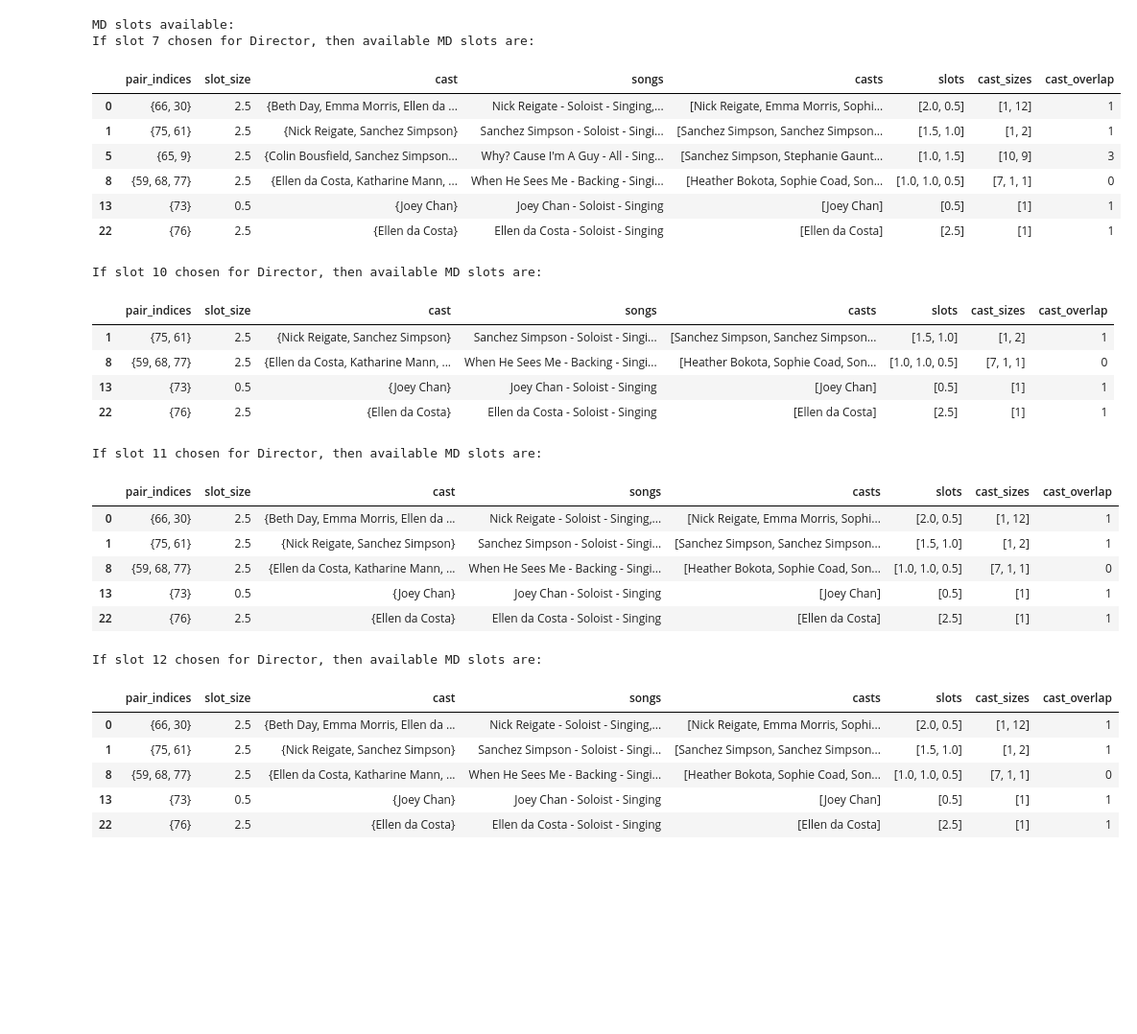
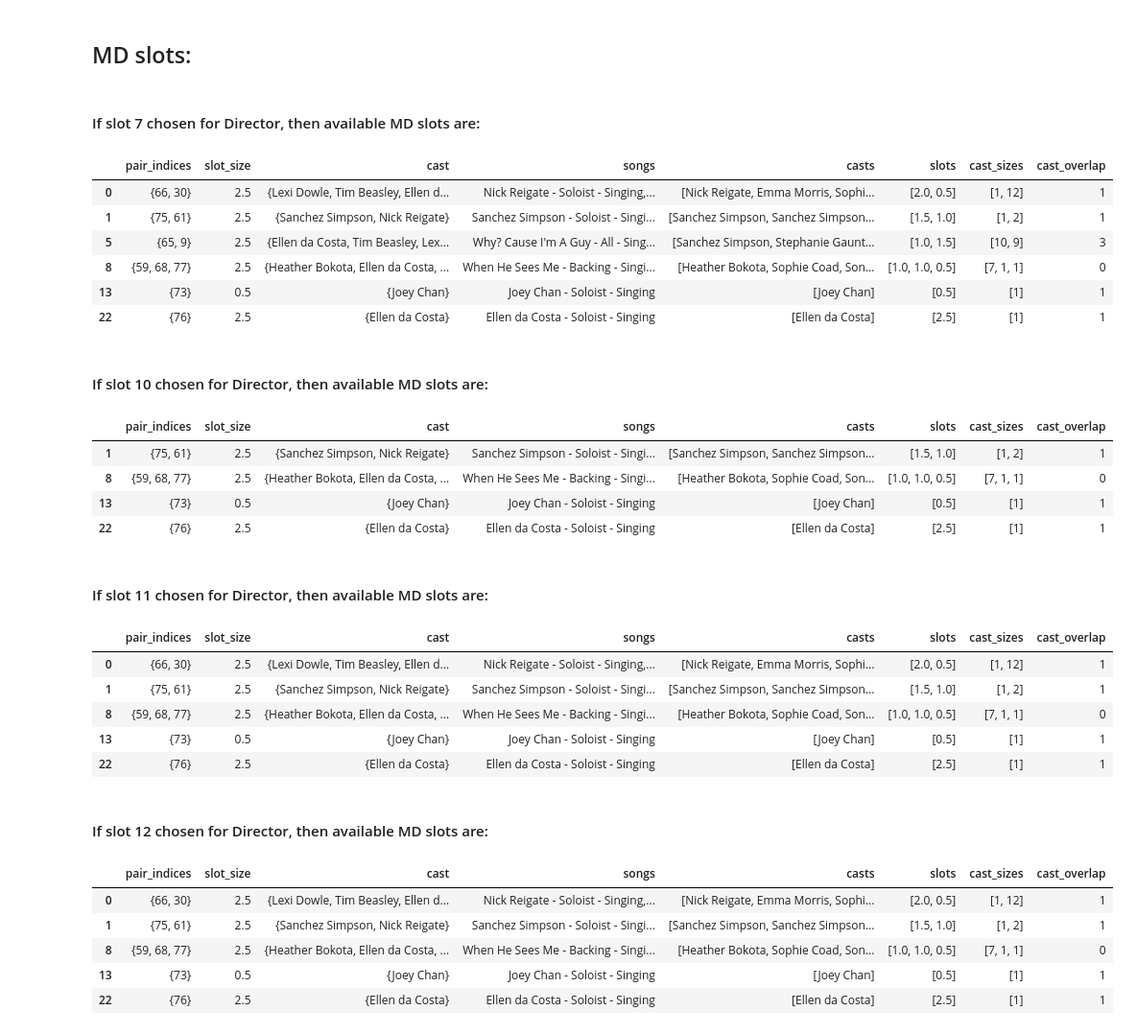
Before and after one commit to caralynch/Song_scheduler, a Jupyter notebook: select_slots_helper.ipynb, the cells around one changed output. Shown: that part at 96% size. Cells and saved outputs as stored; diff of their text form; code cells hidden in the pictures; blank space fills up the shorter version.

```diff
--- a/select_slots_helper.ipynb
+++ b/select_slots_helper.ipynb
@@ -8,5 +12,3 @@ pd.set_option('display.max_colwidth', None)
 # %%
-# inputs
-inpickle = 'song_pairings.p' #name of song pairing pickle file (NOT EXCEL SPREADSHEET)
 priority = ['Choreo', 'Director', 'MD'] # priority you'd like rehearsal times to be assigned (e.g. if Choreo is first entry then that is first rehearsal chosen)
-selected_slot = {46} # set number of selected priority one slot (e.g. if choosing School song, then this is {46})
+selected_slot = 46 # set number of selected priority one slot (e.g. if choosing School song, then this is {46})
@@ -20,7 +17,37 @@ for lead in priority:
+# %%
+run_song_schedule = True
+if run_song_schedule:
+    # inputs if you've already run the script
+    inpickle = 'song_pairings.p' #name of song pairing pickle file (NOT EXCEL SPREADSHEET)
+else:
+    infile = 'master_timings_list.csv'
+    outfile = 'song_pairings1'
+    inpickle = f"{outfile}.p"
+    os.system(f"python song_schedule_script.py {infile} {outfile}")
 # %%
-selected_slot_row = data[priority[0]][data[priority[0]].pair_indices == selected_slot]
+data = pickle.load(open(inpickle, 'rb'))
+
+pair_mappings = {}
+for lead in priority:
+    keys = [str(x) for x in data[lead].pair_indices.values]
+    pair_mappings[lead] = dict(zip(keys, data[lead].pair_indices.index))
+
+
+selected_slot_row = data[priority[0]][data[priority[0]].pair_indices == {selected_slot}]
 available_pairs = []
 for lead in priority[1:]:
     poss_pairs = selected_slot_row.loc[selected_slot_row.index[0], f"{lead}_possible_pairs"]
     poss_pairs_indices = [pair_mappings[lead][str(x)] for x in poss_pairs]
     available_pairs.append(poss_pairs_indices)
+
+display(Markdown(f'## {priority[0]} slot chosen'))
+display(selected_slot_row[['pair_indices', 'slot_size', 'cast', 'songs', 'casts', 'slots',
+       'cast_sizes', 'cast_overlap']])
+
+i=1
+lead = priority[i]
+display(Markdown(f"## {lead} slots available"))
+
+lead2_data = data[lead][data[lead].index.isin(available_pairs[i-1])]
+display(lead2_data[['pair_indices', 'slot_size', 'cast', 'songs', 'casts', 'slots',
+       'cast_sizes', 'cast_overlap']])
@@ -53,42 +68,42 @@ selected_slot_indices = [7, 10, 11, 12] # choose the slots you'd like to conside
 # %%
 i=2
 lead=priority[i]
-print(f"{lead} slots available:")
+display(Markdown(f"## {lead} slots:"))
 lead3_data = data[lead][data[lead].index.isin(available_pairs[i-1])]
 
 lead3_available_pairs = []
 for slot_index in selected_slot_indices:
     lead3_available_pairs = [pair_mappings[lead][str(x)] for x in lead2_data.loc[slot_index, f"{lead}_possible_pairs"]]
-    print(f"If slot {slot_index} chosen for {priority[i-1]}, then available MD slots are:")
+    display(Markdown(f"#### If slot {slot_index} chosen for {priority[i-1]}, then available MD slots are:"))
     display(lead3_data[lead3_data.index.isin(lead3_available_pairs)][['pair_indices', 'slot_size', 'cast', 'songs', 'casts', 'slots',
        'cast_sizes', 'cast_overlap']])
 # %% [output]
-MD slots available:
-If slot 7 chosen for Director, then available MD slots are:
+## MD slots:
+#### If slot 7 chosen for Director, then available MD slots are:
 |  | pair_indices | slot_size | cast | songs | casts | slots | cast_sizes | cast_overlap |
-| 0 | {66, 30} | 2.5 | {Beth Day, Emma Morris, Ellen da ... | Nick Reigate - Soloist - Singing,... | [Nick Reigate, Emma Morris, Sophi... | [2.0, 0.5] | [1, 12] | 1 |
-| 1 | {75, 61} | 2.5 | {Nick Reigate, Sanchez Simpson} | Sanchez Simpson - Soloist - Singi... | [Sanchez Simpson, Sanchez Simpson... | [1.5, 1.0] | [1, 2] | 1 |
-| 5 | {65, 9} | 2.5 | {Colin Bousfield, Sanchez Simpson... | Why? Cause I'm A Guy - All - Sing... | [Sanchez Simpson, Stephanie Gaunt... | [1.0, 1.5] | [10, 9] | 3 |
-| 8 | {59, 68, 77} | 2.5 | {Ellen da Costa, Katharine Mann, ... | When He Sees Me - Backing - Singi... | [Heather Bokota, Sophie Coad, Son... | [1.0, 1.0, 0.5] | [7, 1, 1] | 0 |
+| 0 | {66, 30} | 2.5 | {Lexi Dowle, Tim Beasley, Ellen d... | Nick Reigate - Soloist - Singing,... | [Nick Reigate, Emma Morris, Sophi... | [2.0, 0.5] | [1, 12] | 1 |
+| 1 | {75, 61} | 2.5 | {Sanchez Simpson, Nick Reigate} | Sanchez Simpson - Soloist - Singi... | [Sanchez Simpson, Sanchez Simpson... | [1.5, 1.0] | [1, 2] | 1 |
+| 5 | {65, 9} | 2.5 | {Ellen da Costa, Tim Beasley, Lex... | Why? Cause I'm A Guy - All - Sing... | [Sanchez Simpson, Stephanie Gaunt... | [1.0, 1.5] | [10, 9] | 3 |
+| 8 | {59, 68, 77} | 2.5 | {Heather Bokota, Ellen da Costa, ... | When He Sees Me - Backing - Singi... | [Heather Bokota, Sophie Coad, Son... | [1.0, 1.0, 0.5] | [7, 1, 1] | 0 |
 | 13 | {73} | 0.5 | {Joey Chan} | Joey Chan - Soloist - Singing | [Joey Chan] | [0.5] | [1] | 1 |
 | 22 | {76} | 2.5 | {Ellen da Costa} | Ellen da Costa - Soloist - Singing | [Ellen da Costa] | [2.5] | [1] | 1 |
-If slot 10 chosen for Director, then available MD slots are:
+#### If slot 10 chosen for Director, then available MD slots are:
 |  | pair_indices | slot_size | cast | songs | casts | slots | cast_sizes | cast_overlap |
-| 1 | {75, 61} | 2.5 | {Nick Reigate, Sanchez Simpson} | Sanchez Simpson - Soloist - Singi... | [Sanchez Simpson, Sanchez Simpson... | [1.5, 1.0] | [1, 2] | 1 |
-| 8 | {59, 68, 77} | 2.5 | {Ellen da Costa, Katharine Mann, ... | When He Sees Me - Backing - Singi... | [Heather Bokota, Sophie Coad, Son... | [1.0, 1.0, 0.5] | [7, 1, 1] | 0 |
+| 1 | {75, 61} | 2.5 | {Sanchez Simpson, Nick Reigate} | Sanchez Simpson - Soloist - Singi... | [Sanchez Simpson, Sanchez Simpson... | [1.5, 1.0] | [1, 2] | 1 |
+| 8 | {59, 68, 77} | 2.5 | {Heather Bokota, Ellen da Costa, ... | When He Sees Me - Backing - Singi... | [Heather Bokota, Sophie Coad, Son... | [1.0, 1.0, 0.5] | [7, 1, 1] | 0 |
 | 13 | {73} | 0.5 | {Joey Chan} | Joey Chan - Soloist - Singing | [Joey Chan] | [0.5] | [1] | 1 |
 | 22 | {76} | 2.5 | {Ellen da Costa} | Ellen da Costa - Soloist - Singing | [Ellen da Costa] | [2.5] | [1] | 1 |
-If slot 11 chosen for Director, then available MD slots are:
+#### If slot 11 chosen for Director, then available MD slots are:
 |  | pair_indices | slot_size | cast | songs | casts | slots | cast_sizes | cast_overlap |
-| 0 | {66, 30} | 2.5 | {Beth Day, Emma Morris, Ellen da ... | Nick Reigate - Soloist - Singing,... | [Nick Reigate, Emma Morris, Sophi... | [2.0, 0.5] | [1, 12] | 1 |
-| 1 | {75, 61} | 2.5 | {Nick Reigate, Sanchez Simpson} | Sanchez Simpson - Soloist - Singi... | [Sanchez Simpson, Sanchez Simpson... | [1.5, 1.0] | [1, 2] | 1 |
-| 8 | {59, 68, 77} | 2.5 | {Ellen da Costa, Katharine Mann, ... | When He Sees Me - Backing - Singi... | [Heather Bokota, Sophie Coad, Son... | [1.0, 1.0, 0.5] | [7, 1, 1] | 0 |
+| 0 | {66, 30} | 2.5 | {Lexi Dowle, Tim Beasley, Ellen d... | Nick Reigate - Soloist - Singing,... | [Nick Reigate, Emma Morris, Sophi... | [2.0, 0.5] | [1, 12] | 1 |
+| 1 | {75, 61} | 2.5 | {Sanchez Simpson, Nick Reigate} | Sanchez Simpson - Soloist - Singi... | [Sanchez Simpson, Sanchez Simpson... | [1.5, 1.0] | [1, 2] | 1 |
+| 8 | {59, 68, 77} | 2.5 | {Heather Bokota, Ellen da Costa, ... | When He Sees Me - Backing - Singi... | [Heather Bokota, Sophie Coad, Son... | [1.0, 1.0, 0.5] | [7, 1, 1] | 0 |
 | 13 | {73} | 0.5 | {Joey Chan} | Joey Chan - Soloist - Singing | [Joey Chan] | [0.5] | [1] | 1 |
 | 22 | {76} | 2.5 | {Ellen da Costa} | Ellen da Costa - Soloist - Singing | [Ellen da Costa] | [2.5] | [1] | 1 |
-If slot 12 chosen for Director, then available MD slots are:
+#### If slot 12 chosen for Director, then available MD slots are:
 |  | pair_indices | slot_size | cast | songs | casts | slots | cast_sizes | cast_overlap |
-| 0 | {66, 30} | 2.5 | {Beth Day, Emma Morris, Ellen da ... | Nick Reigate - Soloist - Singing,... | [Nick Reigate, Emma Morris, Sophi... | [2.0, 0.5] | [1, 12] | 1 |
-| 1 | {75, 61} | 2.5 | {Nick Reigate, Sanchez Simpson} | Sanchez Simpson - Soloist - Singi... | [Sanchez Simpson, Sanchez Simpson... | [1.5, 1.0] | [1, 2] | 1 |
-| 8 | {59, 68, 77} | 2.5 | {Ellen da Costa, Katharine Mann, ... | When He Sees Me - Backing - Singi... | [Heather Bokota, Sophie Coad, Son... | [1.0, 1.0, 0.5] | [7, 1, 1] | 0 |
+| 0 | {66, 30} | 2.5 | {Lexi Dowle, Tim Beasley, Ellen d... | Nick Reigate - Soloist - Singing,... | [Nick Reigate, Emma Morris, Sophi... | [2.0, 0.5] | [1, 12] | 1 |
+| 1 | {75, 61} | 2.5 | {Sanchez Simpson, Nick Reigate} | Sanchez Simpson - Soloist - Singi... | [Sanchez Simpson, Sanchez Simpson... | [1.5, 1.0] | [1, 2] | 1 |
+| 8 | {59, 68, 77} | 2.5 | {Heather Bokota, Ellen da Costa, ... | When He Sees Me - Backing - Singi... | [Heather Bokota, Sophie Coad, Son... | [1.0, 1.0, 0.5] | [7, 1, 1] | 0 |
 | 13 | {73} | 0.5 | {Joey Chan} | Joey Chan - Soloist - Singing | [Joey Chan] | [0.5] | [1] | 1 |
 | 22 | {76} | 2.5 | {Ellen da Costa} | Ellen da Costa - Soloist - Singing | [Ellen da Costa] | [2.5] | [1] | 1 |
```
Also changed, not shown: parts of 8 cells of this notebook.
